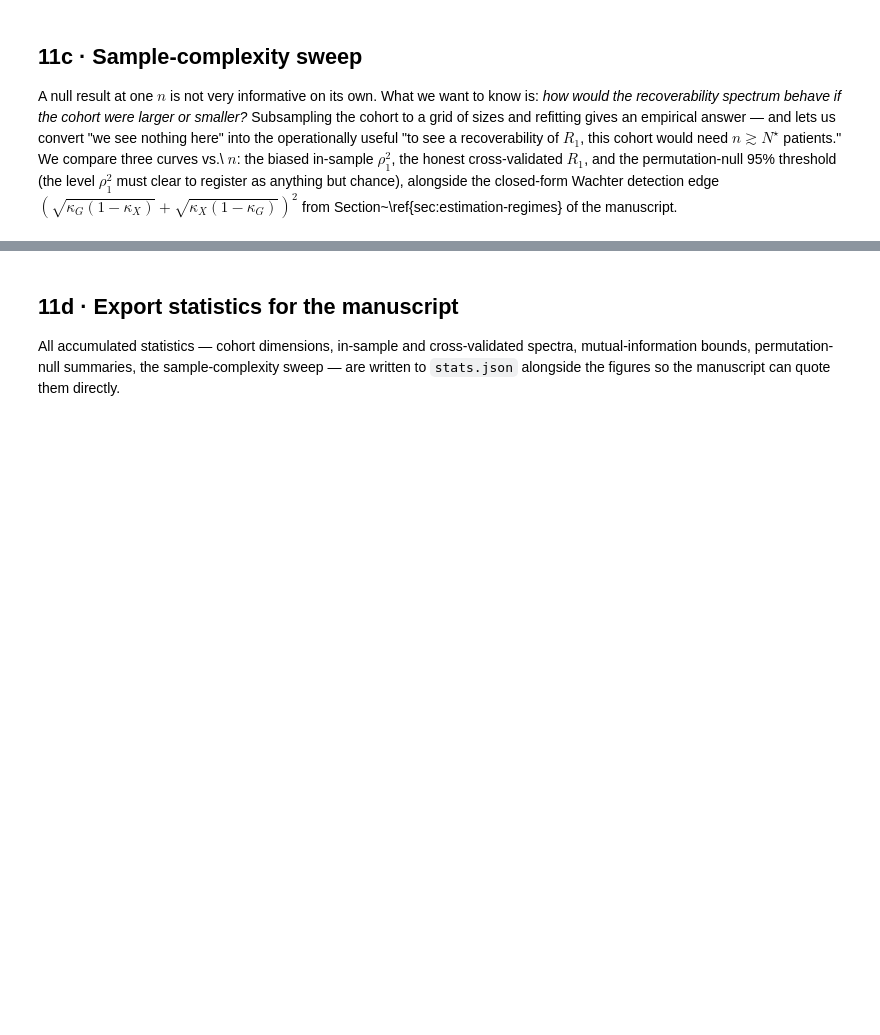
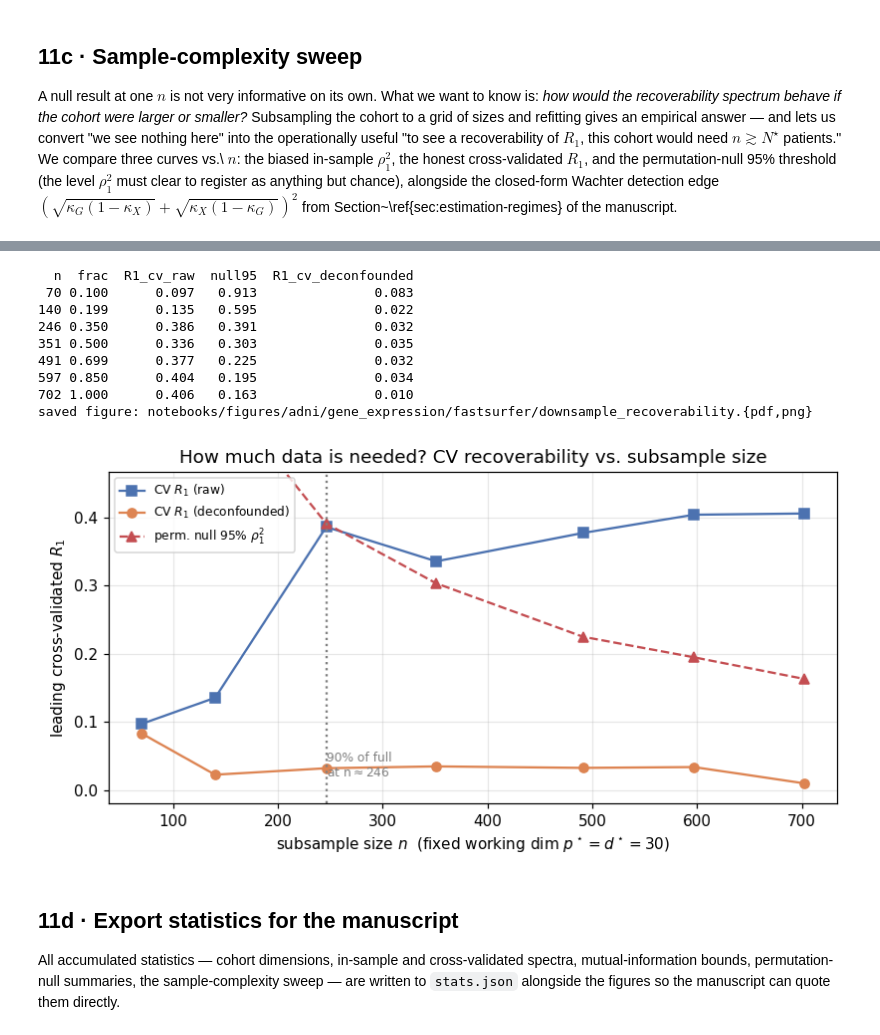
Before and after one commit to josephrich98/rgit-private, a Jupyter notebook: notebooks/radiogenomic_recoverability.ipynb, the cells around one changed output, grey strips where cells are left out. Saved outputs shown, nothing was run; the diff lists cells and outputs as text; code cells hidden in the pictures; blank space fills up the shorter version.

```diff
--- a/notebooks/radiogenomic_recoverability.ipynb
+++ b/notebooks/radiogenomic_recoverability.ipynb
@@ -1212,3 +1499,79 @@ plt.tight_layout(); savefig("sample_complexity_sweep", fig); plt.show()
+# %%
+# --- downsampling sweep: how much of the cohort do we actually need? -----
+# The sample-complexity sweep above grows the working dimension p*,d* with n,
+# which entangles "more data" with "bigger model". Here we hold the working
+# dimension FIXED across subsample sizes, so the only thing varying is n. We
+# scan DOWNSAMPLE_FRACS of the cohort, refit at fixed p*=d*=DOWN_DIM, and plot
+# the honest leading CV-R_1 (raw and, where available, demographic-deconfounded)
+# vs n, with the permutation 95% threshold. The dashed line marks the smallest n
+# reaching 90% of the full-cohort CV-R_1 -- an operational "data needed" readout.
+if not USE_SYNTHETIC:
+    DOWN_DIM  = int(min(G_model_raw.shape[1], X_model_raw.shape[1], 30))
+    down_rng  = np.random.default_rng(SEED + 7)
+    n_full_d  = G_model_raw.shape[0]
+    sizes = sorted({max(40, int(round(f * n_full_d))) for f in DOWNSAMPLE_FRACS})
+    sizes = [n for n in sizes if n <= n_full_d]
+
+    def _fixed_cvr1(Gm, Xm, n_sub, sel):
+        Gs = PCA(DOWN_DIM, random_state=SEED).fit_transform(Gm[sel])
+        Xs = PCA(DOWN_DIM, random_state=SEED).fit_transform(Xm[sel])
+        cv = rgit.cross_validated_recoverability(
+            Gs, Xs, n_components=3, n_folds=min(N_FOLDS, n_sub // 10) or 2,
+            random_state=SEED).mean(0)
+        _, nulls, _ = rgit.permutation_test(Gs, Xs, n_components=1, n_perm=100, random_state=SEED)
+        return float(cv[0]), float(np.quantile(nulls[:, 0], 0.95) ** 2)
+
+    have_dec = C_full is not None
+    Gdec = residualize(G_model_raw, C_full) if have_dec else None
+    Xdec = residualize(X_model_raw, C_full) if have_dec else None
+
+    down_rows = []
+    for n_sub in sizes:
+        sel = down_rng.choice(n_full_d, size=n_sub, replace=False)
+        r_raw, thr = _fixed_cvr1(G_model_raw, X_model_raw, n_sub, sel)
+        row = {"n": n_sub, "frac": round(n_sub / n_full_d, 3), "R1_cv_raw": r_raw, "null95": thr}
+        if have_dec:
+            row["R1_cv_deconfounded"], _ = _fixed_cvr1(Gdec, Xdec, n_sub, sel)
+        down_rows.append(row)
+    down = pd.DataFrame(down_rows)
+    print(down.round(3).to_string(index=False))
+
+    full_r1  = down["R1_cv_raw"].iloc[-1]
+    reach    = down[down["R1_cv_raw"] >= 0.9 * full_r1]
+    n_needed = int(reach["n"].iloc[0]) if len(reach) else None
+    stats["downsample_sweep"] = {"working_dim": DOWN_DIM,
+                                 "rows": down.to_dict(orient="records"),
+                                 "n_for_90pct_full_R1": n_needed}
+
+    fig, ax = plt.subplots(figsize=(7.5, 4))
+    ax.plot(down["n"], down["R1_cv_raw"], "s-", color="#4C72B0", label=r"CV $R_1$ (raw)")
+    if have_dec:
+        ax.plot(down["n"], down["R1_cv_deconfounded"], "o-", color="#DD8452",
+                label=r"CV $R_1$ (deconfounded)")
+    ax.plot(down["n"], down["null95"], "^--", color="#C44E52", label=r"perm. null 95% $\rho_1^2$")
+    if n_needed is not None:
+        ax.axvline(n_needed, ls=":", color="gray")
+        ax.annotate(f"90% of full\nat n$\\approx${n_needed}", (n_needed, 0.02),
+                    fontsize=8, color="gray", ha="left")
+    ax.set_xlabel(r"subsample size $n$  (fixed working dim $p^\star=d^\star=%d$)" % DOWN_DIM)
+    ax.set_ylabel(r"leading cross-validated $R_1$")
+    ax.set_title("How much data is needed? CV recoverability vs. subsample size")
+    _rcols = [c for c in down.columns if c.startswith("R1")]
+    ax.set_ylim(-0.02, max(0.4, float(down[_rcols].values.max()) * 1.15))
+    ax.legend(fontsize=8); plt.tight_layout(); savefig("downsample_recoverability", fig); plt.show()
+else:
+    print("downsample sweep skipped (synthetic)")
+# %% [output]
+  n  frac  R1_cv_raw  null95  R1_cv_deconfounded
+ 70 0.100      0.097   0.913               0.083
+140 0.199      0.135   0.595               0.022
+246 0.350      0.386   0.391               0.032
+351 0.500      0.336   0.303               0.035
+491 0.699      0.377   0.225               0.032
+597 0.850      0.404   0.195               0.034
+702 1.000      0.406   0.163               0.010
+saved figure: notebooks/figures/adni/gene_expression/fastsurfer/downsample_recoverability.{pdf,png}
+[figure, added]
 # %% [markdown]
 ## 11d · Export statistics for the manuscript
 
```
Also changed, not shown: parts of 26 cells of this notebook, 5 other files.
